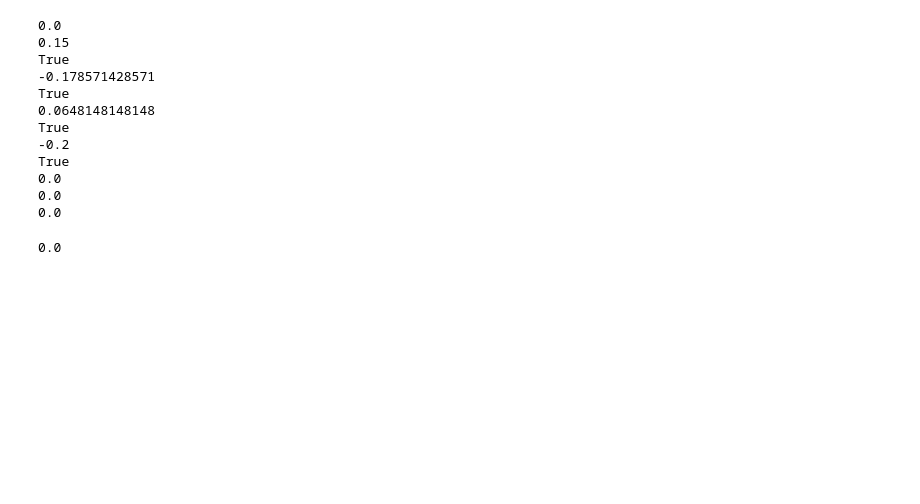
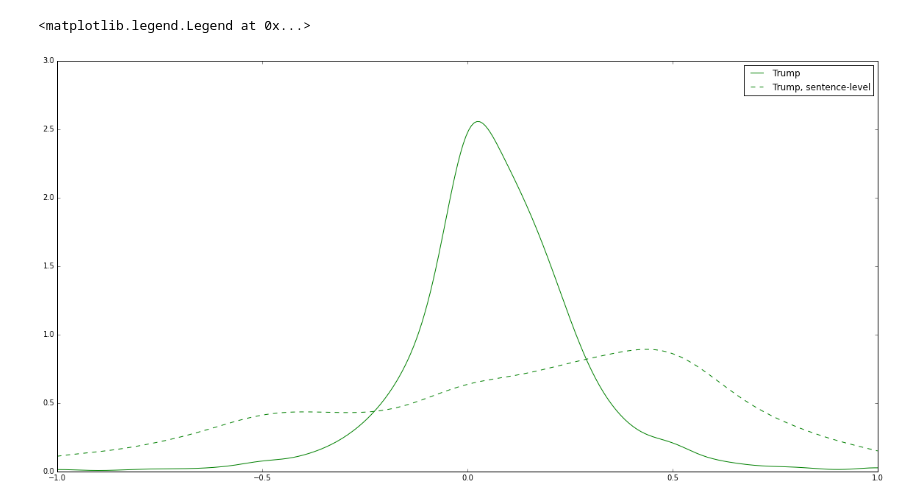
Before and after one commit to PeggyFan/NYT_project, a Jupyter notebook: Sentiment Score2.ipynb, the cells around one changed output. Drawn from its saved outputs; the diff is of its cells as text; code cells hidden in the pictures; blank space fills up the shorter version.

```diff
--- a/Sentiment Score2.ipynb
+++ b/Sentiment Score2.ipynb
@@ -32,0 +20,21 @@ len(hilary)
+# %%
+def sentiment_new(text):
+    def remove_html_tags(data):
+        p = re.compile(r'<[^<]*?>')
+        return p.sub('', data)
+
+    def Sentences(paragraph):
+        sentenceEnders = re.compile('[.!?]')
+        sentenceList = sentenceEnders.split(paragraph)
+        return sentenceList
+
+    content = remove_html_tags(text)
+    content = unidecode.unidecode(content).replace("\n"," ").replace("\'", " ")
+    s_max = 0
+    comment_score = 0
+
+    for i in Sentences(content):
+        if abs(sentiment(i)) > abs(s_max):
+            comment_score = sentiment(i)
+            s_max = sentiment(i)
+    return comment_score
@@ -67,28 +87,0 @@ def Sentences(paragraph):
-# %%
-s_max = 0
-comment_score = 0
-
-for i in Sentences(content):
-    print sentiment(i)
-    if abs(sentiment(i)) > s_max:
-        print "True"
-        comment_score = sentiment(i)
-        print comment_score
-#         s_max = sentiment(i)
-# %% [output]
-0.0
-0.15
-True
--0.178571428571
-True
-0.0648148148148
-True
--0.2
-True
-0.0
-0.0
-0.0
-# %%
-comment_score
-# %% [output]
-0.0
@@ -94,0 +108,26 @@ comment_score
+# %%
+trump = pd.read_csv('old_notebooks/trump_comments2.csv')
+trump['Sentiment'] = trump.apply(lambda row: sentiment(row['Comment']), axis = 1)
+trump['Subjectivity'] = trump.apply(lambda row: subj(row['Comment']), axis = 1)
+trump['Sentiment2'] = trump['Comment']
+trump['Sentiment2'] = trump['Comment'].apply(lambda row: sentiment_new(row))
+# %%
+plt.figure(figsize=(20,10))
+
+data = trump['Sentiment']
+density = gaussian_kde(data)
+xs = np.linspace(-1,1,300)
+density.covariance_factor = lambda : .25
+density._compute_covariance()
+plt.plot(xs,density(xs), 'g', label = 'Trump')
+
+data = trump['Sentiment2']
+density = gaussian_kde(data)
+xs = np.linspace(-1,1,300)
+density.covariance_factor = lambda : .25
+density._compute_covariance()
+plt.plot(xs,density(xs), 'g--', label = 'Trump, sentence-level')
+plt.legend()
+# %% [output]
+<matplotlib.legend.Legend at 0x...>
+[figure, added]
```
Also changed, not shown: parts of 16 cells of this notebook, 23 other files.
